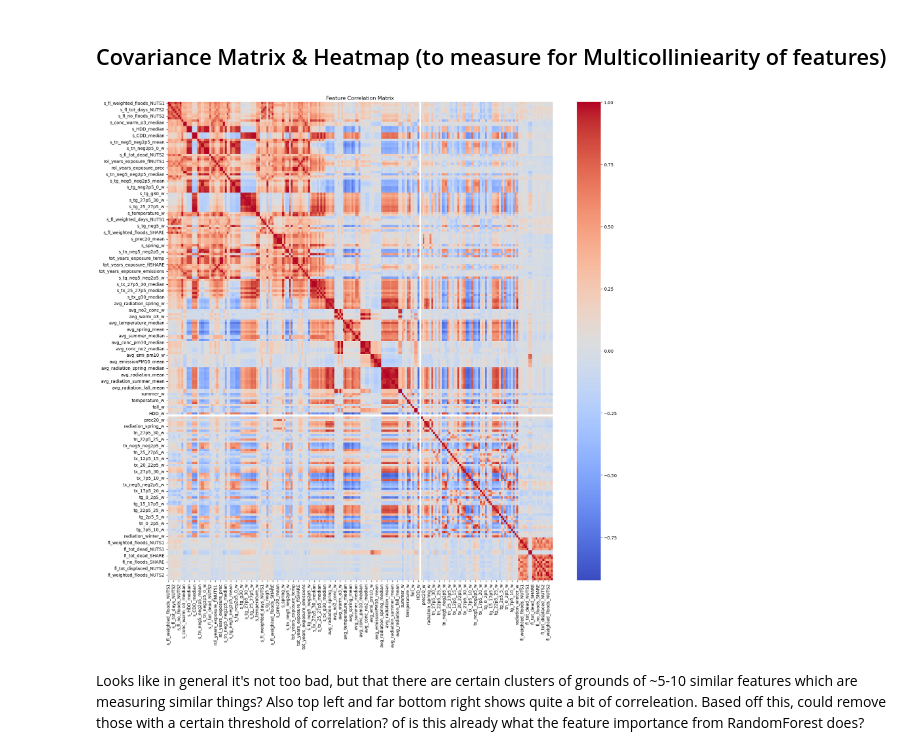
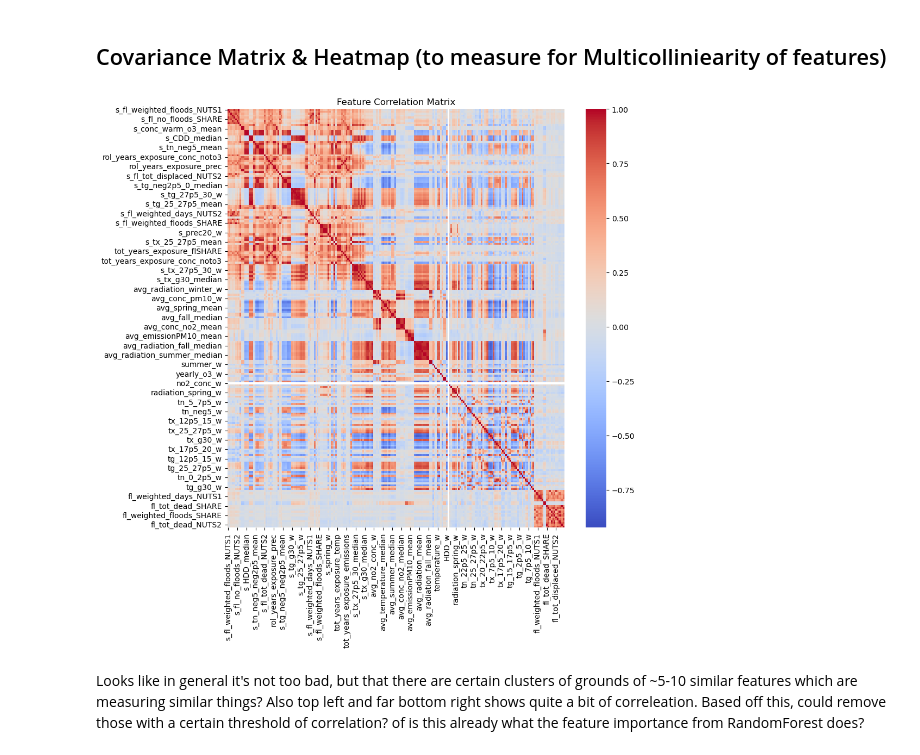
Before and after one commit to henrycgbaker/ML_climate_wellbeing_disparities, a Jupyter notebook: EDA_RandomForest_FeatrueSelection.ipynb, the cells around one changed output. Cells and saved outputs as stored; diff of their text form; code cells hidden in the pictures.

```diff
--- a/EDA_RandomForest_FeatrueSelection.ipynb
+++ b/EDA_RandomForest_FeatrueSelection.ipynb
@@ -282,12 +282,12 @@ To do: run analysis
 # %%
 corr_matrix = X_train.corr()
 
-plt.figure(figsize=(20, 20))
+plt.figure(figsize=(10, 10))
 sns.heatmap(corr_matrix, annot=False, cmap='coolwarm')
 plt.title('Feature Correlation Matrix')
 plt.show()
 # %% [output]
-[figure, old version]
+[figure, new version]
 # %% [markdown]
 Looks like in general it's not too bad, but that there are certain clusters of grounds of ~5-10 similar features which are measuring similar things? Also top left and far bottom right shows quite a bit of correleation.
 Based off this, could remove those with a certain threshold of correlation? of is this already what the feature importance from RandomForest does?
```
